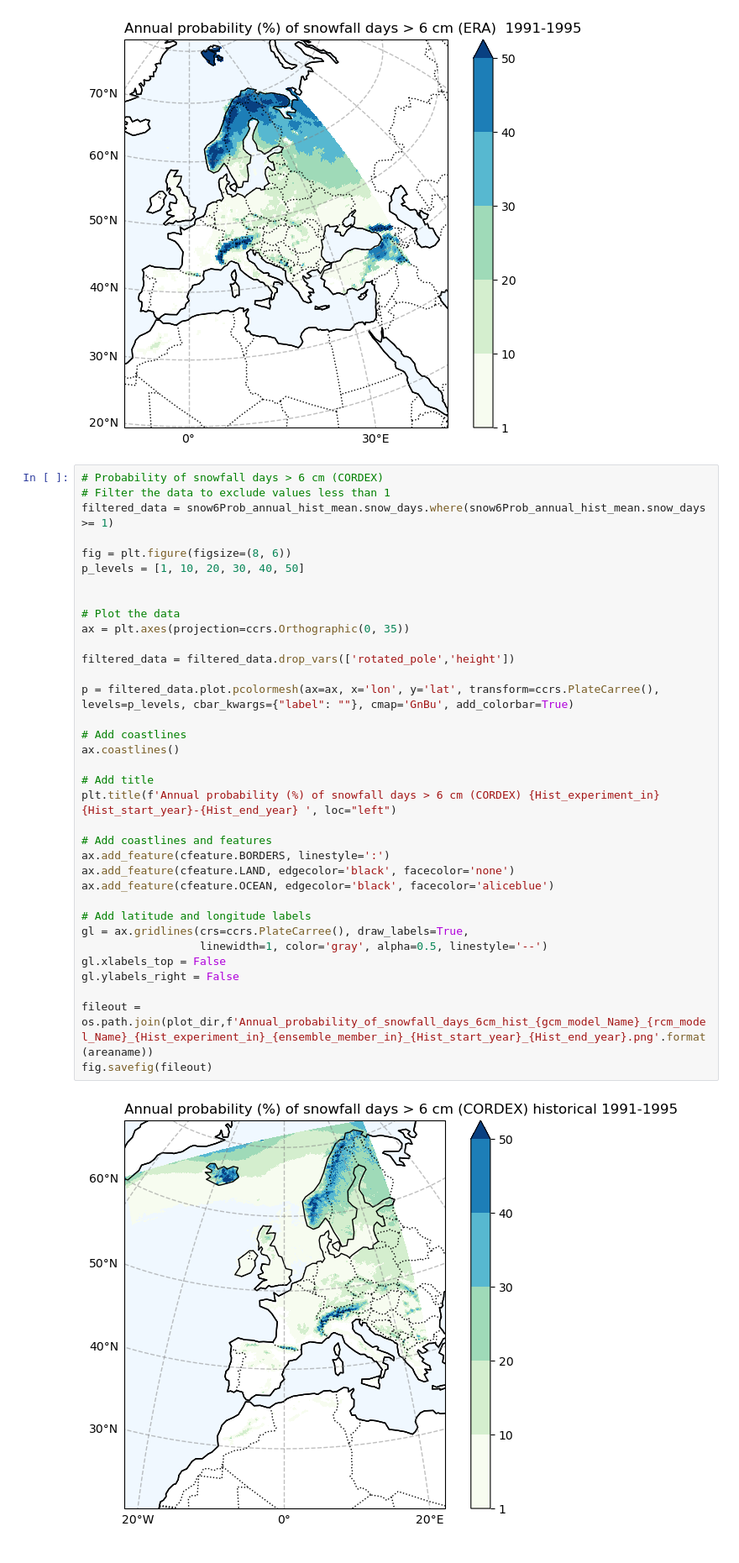
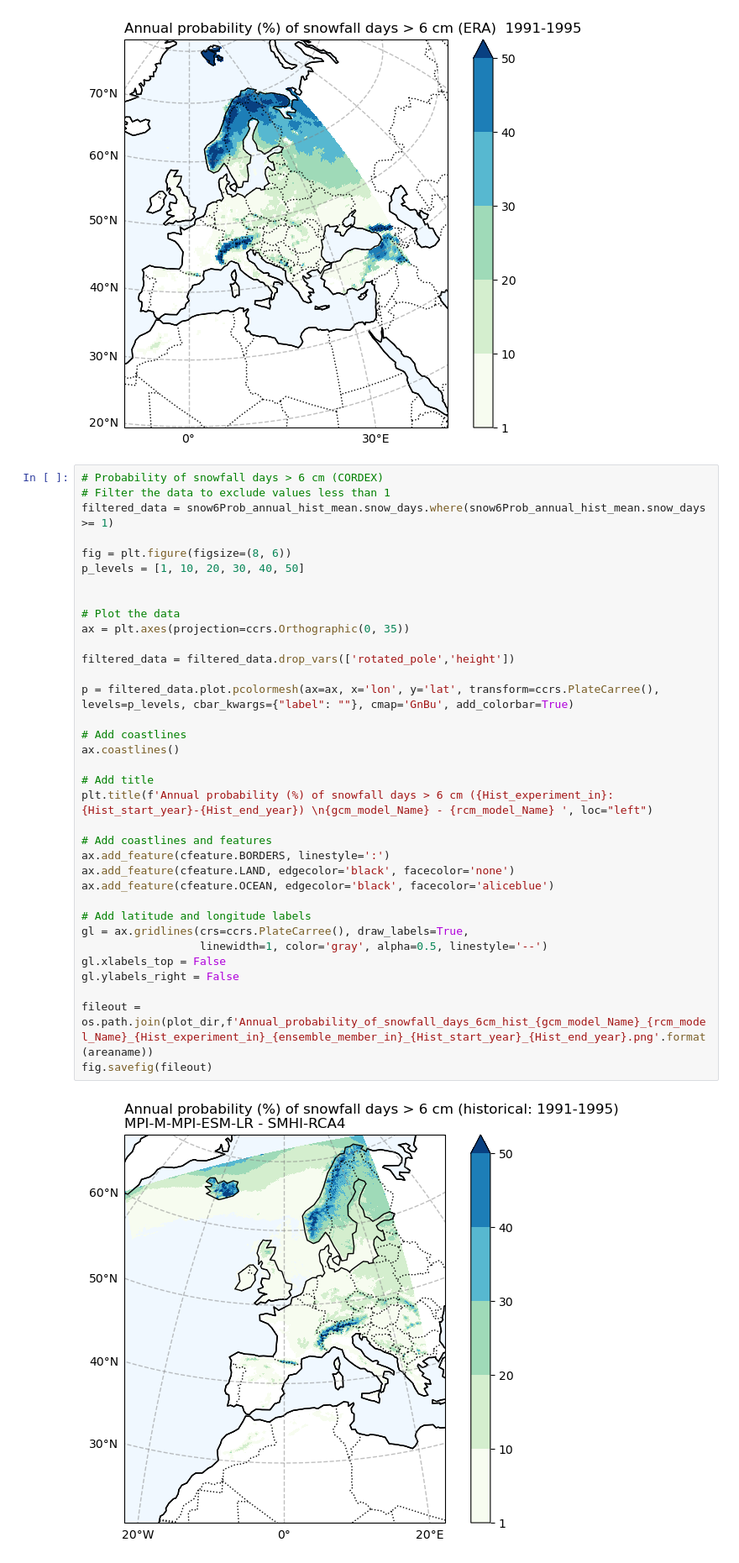
Before and after one commit to CLIMAAX/SNOW, a Jupyter notebook: 01_Heavy_snowfall_and_blizzards/Hazard_assessment_SNOW_BLIZZARDS.ipynb, the cells around one changed output. Shown at 84% size. Saved outputs shown, nothing was run; the diff lists cells and outputs as text.

```diff
--- a/01_Heavy_snowfall_and_blizzards/Hazard_assessment_SNOW_BLIZZARDS.ipynb
+++ b/01_Heavy_snowfall_and_blizzards/Hazard_assessment_SNOW_BLIZZARDS.ipynb
@@ -683,35 +686,35 @@ filtered_data = snow6Prob_annual_hist_mean.snow_days.where(snow6Prob_annual_hist
 fig = plt.figure(figsize=(8, 6))
 p_levels = [1, 10, 20, 30, 40, 50]
 
 
 # Plot the data
 ax = plt.axes(projection=ccrs.Orthographic(0, 35))
 
 filtered_data = filtered_data.drop_vars(['rotated_pole','height'])
 
 p = filtered_data.plot.pcolormesh(ax=ax, x='lon', y='lat', transform=ccrs.PlateCarree(), levels=p_levels, cbar_kwargs={"label": ""}, cmap='GnBu', add_colorbar=True)
 
 # Add coastlines
 ax.coastlines()
 
 # Add title
-plt.title(f'Annual probability (%) of snowfall days > 6 cm (CORDEX) {Hist_experiment_in} {Hist_start_year}-{Hist_end_year} ', loc="left")
+plt.title(f'Annual probability (%) of snowfall days > 6 cm ({Hist_experiment_in}: {Hist_start_year}-{Hist_end_year}) \n{gcm_model_Name} - {rcm_model_Name} ', loc="left")
 
 # Add coastlines and features
 ax.add_feature(cfeature.BORDERS, linestyle=':')
 ax.add_feature(cfeature.LAND, edgecolor='black', facecolor='none')
 ax.add_feature(cfeature.OCEAN, edgecolor='black', facecolor='aliceblue')
 
 # Add latitude and longitude labels
 gl = ax.gridlines(crs=ccrs.PlateCarree(), draw_labels=True,
                   linewidth=1, color='gray', alpha=0.5, linestyle='--')
 gl.xlabels_top = False
 gl.ylabels_right = False
 
 fileout = os.path.join(plot_dir,f'Annual_probability_of_snowfall_days_6cm_hist_{gcm_model_Name}_{rcm_model_Name}_{Hist_experiment_in}_{ensemble_member_in}_{Hist_start_year}_{Hist_end_year}.png'.format(areaname))
 fig.savefig(fileout)
 # %% [output]
-[figure, old version]
+[figure, new version]
 # %%
 # Filter the data to exclude values less than 1
 filtered_data = snow25Prob_annual_mean_ERA.snow_days.where(snow25Prob_annual_mean_ERA.snow_days >= 1)
```
Also changed, not shown: parts of 4 cells of this notebook.
